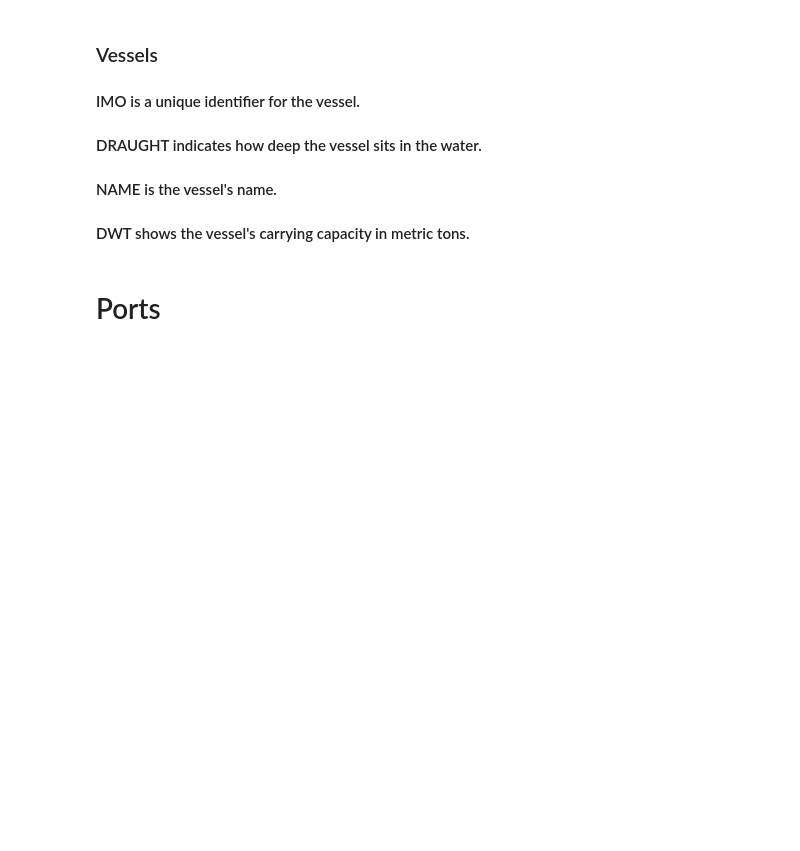
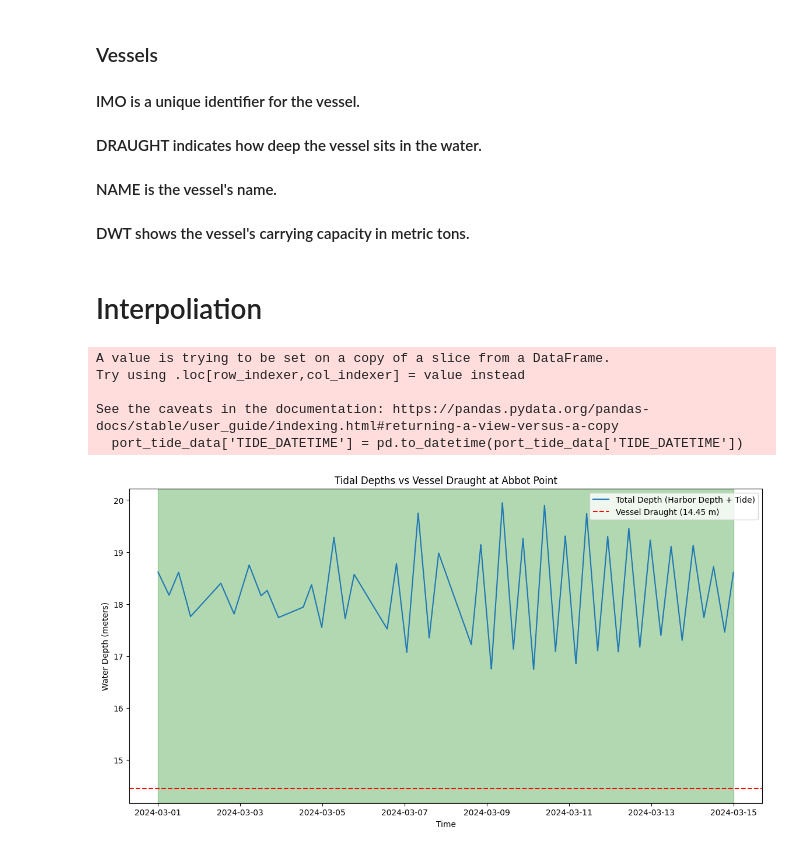
Before and after one commit to UlrikThygePedersen/Cassia, a Jupyter notebook: notebooks/EDA.ipynb, the cells around one changed output. Saved outputs shown, nothing was run; the diff lists cells and outputs as text; code cells hidden in the pictures; blank space fills up the shorter version.

```diff
--- a/notebooks/EDA.ipynb
+++ b/notebooks/EDA.ipynb
@@ -52,4 +53,26 @@ vessels_df
 #### NAME is the vessel's name.
 #### DWT shows the vessel's carrying capacity in metric tons.
 # %% [markdown]
-# Ports
+# Interpoliation
+# %%
+# Example usage:
+arrival_time = pd.Timestamp('2024-03-01 00:00:00')
+imo = 9582116  # Example IMO for "EPIPHANIA"
+unlocode = 'AUABP'  # UNLOCODE for Abbot Point
+
+# Assuming tide_heights_df is already loaded
+tidal_windows, time_range, total_depths = calculate_tidal_windows(imo, unlocode, arrival_time, tide_heights_df, vessels_dispatcher, ports_dispatcher)
+
+# Now plot the results
+plot_tidal_windows(tidal_windows, time_range, total_depths, vessels_dispatcher[imo].draught, ports_dispatcher[unlocode].name)
+
+# Output the tidal windows
+for window_start, window_end in tidal_windows:
+    print(f"Tidal Window: {window_start} to {window_end}")
+# %% [output]
+A value is trying to be set on a copy of a slice from a DataFrame.
+Try using .loc[row_indexer,col_indexer] = value instead
+
+See the caveats in the documentation: https://pandas.pydata.org/pandas-docs/stable/user_guide/indexing.html#returning-a-view-versus-a-copy
+  port_tide_data['TIDE_DATETIME'] = pd.to_datetime(port_tide_data['TIDE_DATETIME'])
+[figure, added]
```
Also changed, not shown: parts of 2 cells of this notebook, 4 other files.
